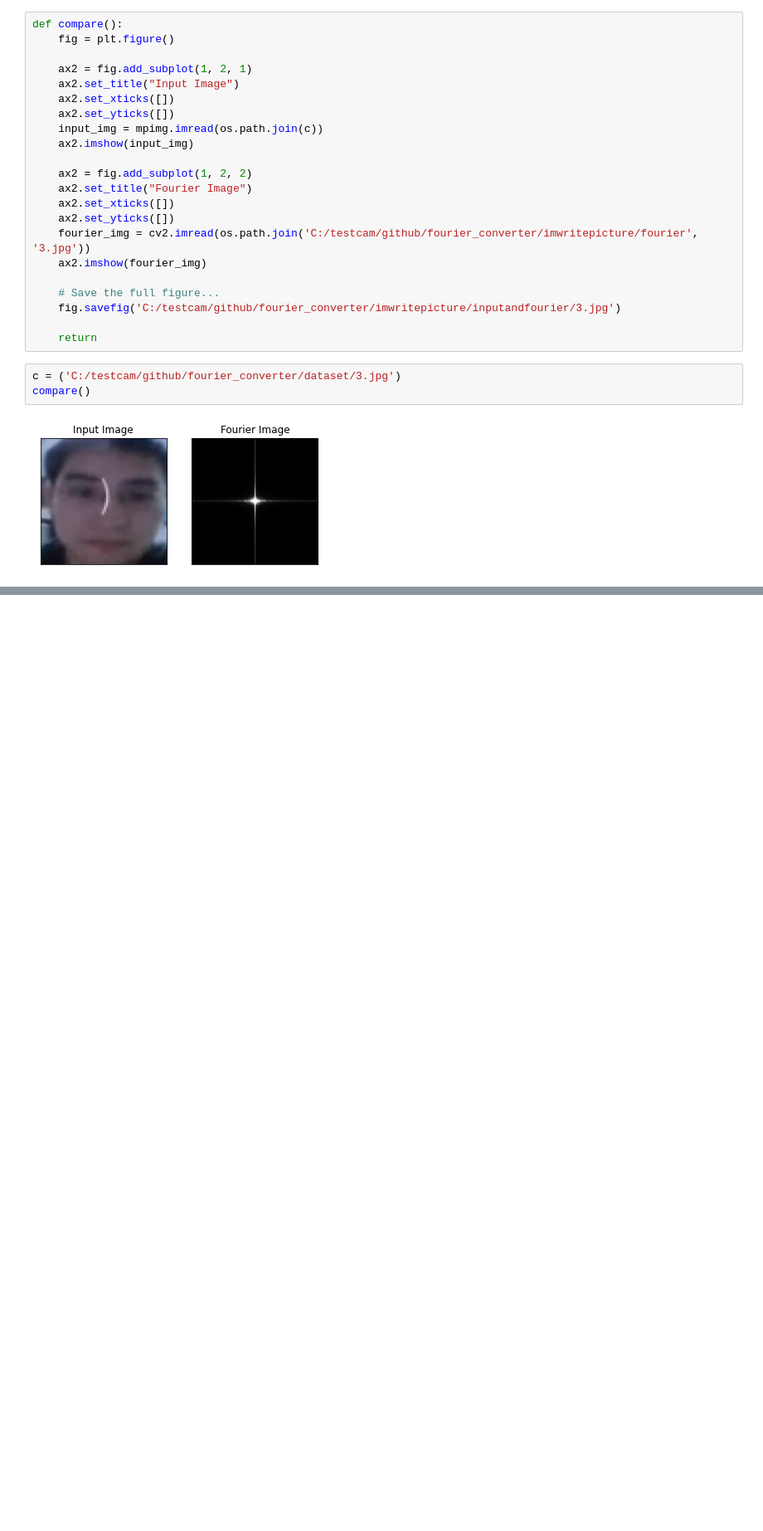
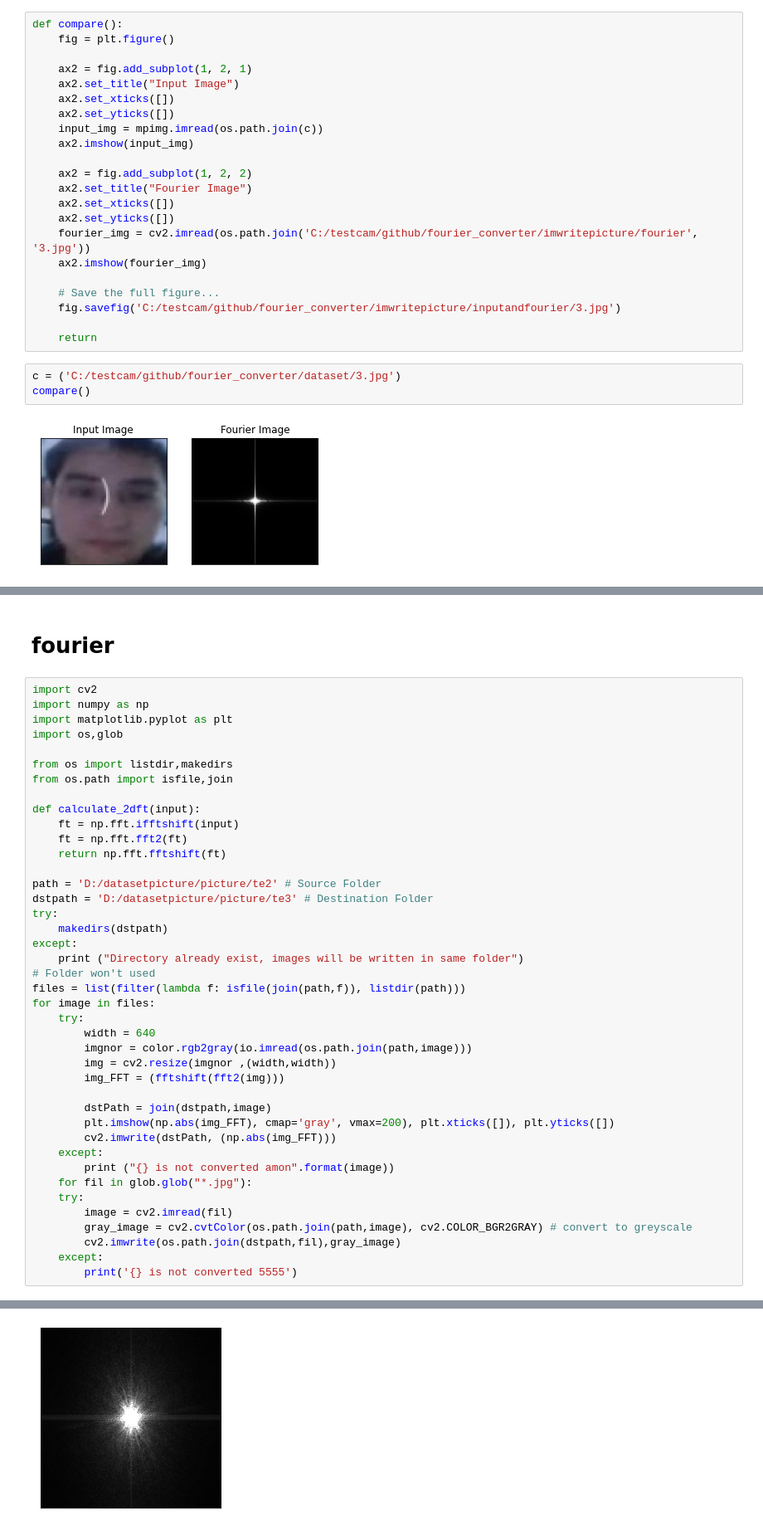
Before and after one commit to Soviet227/fourier_converter, a Jupyter notebook: fourier_converter.ipynb, the cells around one changed output, grey strips where cells are left out. Shown at 83% size. Saved outputs shown, nothing was run; the diff lists cells and outputs as text; blank space fills up the shorter version.

```diff
--- a/fourier_converter.ipynb
+++ b/fourier_converter.ipynb
@@ -156,0 +246,44 @@ compare()
+# %% [markdown]
+# fourier
+# %%
+import cv2
+import numpy as np
+import matplotlib.pyplot as plt
+import os,glob
+
+from os import listdir,makedirs
+from os.path import isfile,join
+
+def calculate_2dft(input):
+    ft = np.fft.ifftshift(input)
+    ft = np.fft.fft2(ft)
+    return np.fft.fftshift(ft)
+
+path = 'D:/datasetpicture/picture/te2' # Source Folder
+dstpath = 'D:/datasetpicture/picture/te3' # Destination Folder
+try:
+    makedirs(dstpath)
+except:
+    print ("Directory already exist, images will be written in same folder")
+# Folder won't used
+files = list(filter(lambda f: isfile(join(path,f)), listdir(path)))
+for image in files:
+    try:
+        width = 640
+        imgnor = color.rgb2gray(io.imread(os.path.join(path,image)))
+        img = cv2.resize(imgnor ,(width,width))
+        img_FFT = (fftshift(fft2(img)))
+
+        dstPath = join(dstpath,image)
+        plt.imshow(np.abs(img_FFT), cmap='gray', vmax=200), plt.xticks([]), plt.yticks([])
+        cv2.imwrite(dstPath, (np.abs(img_FFT)))
+    except:
+        print ("{} is not converted amon".format(image))
+    for fil in glob.glob("*.jpg"):
+    try:
+        image = cv2.imread(fil)
+        gray_image = cv2.cvtColor(os.path.join(path,image), cv2.COLOR_BGR2GRAY) # convert to greyscale
+        cv2.imwrite(os.path.join(dstpath,fil),gray_image)
+    except:
+        print('{} is not converted 5555')
+# %% [output]
@@ -156,0 +307 @@ compare()
+[figure, added]
```
Also changed, not shown: parts of 9 cells of this notebook, 1 other file.
